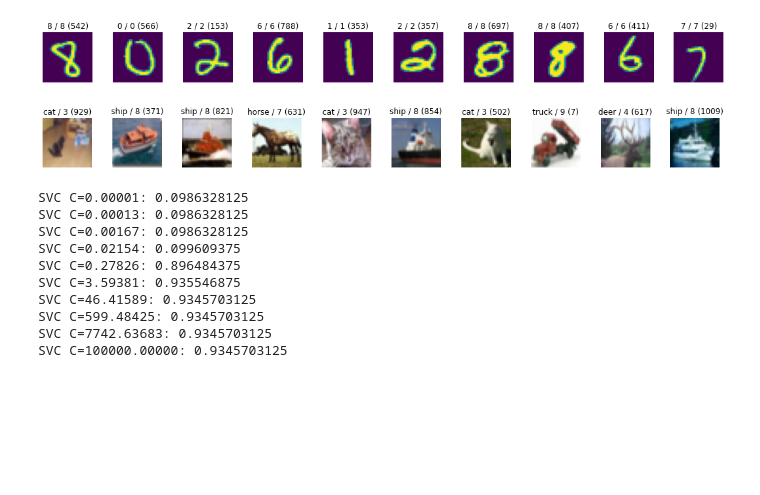
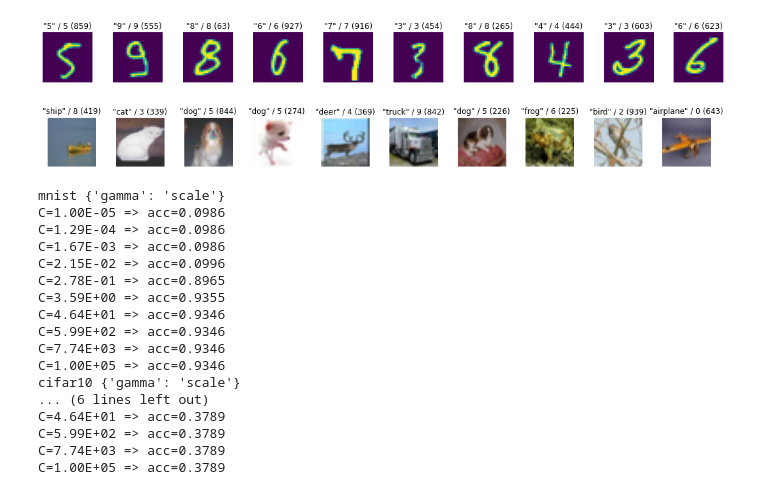
Before and after one commit to GilgameshxZero/utulek, a Jupyter notebook: experiments/adv-pgd.ipynb, the cells around one changed output. Cells and saved outputs as stored; diff of their text form; code cells hidden in the pictures; blank space fills up the shorter version.

```diff
--- a/experiments/adv-pgd.ipynb
+++ b/experiments/adv-pgd.ipynb
@@ -12,36 +12,36 @@ def fetch_tfds_as_np(name, split):
 
 
 def fetch_tfds_info(name):
     import tensorflow_datasets as tfds
 
     _, info = tfds.load(name=name, split="train[:1]", data_dir=".data/",
                         batch_size=-1, with_info=True)
     return info.features["label"].names
 
 
 def show_image_d(X, Y, names=None, samples=(1, 10)):
     import numpy as np
     import matplotlib.pyplot as plt
 
     plt.figure(figsize=(samples[1] * 1.5, samples[0] * 1.5))
     for i in range(samples[0]):
         for j in range(samples[1]):
             idx = np.random.randint(len(Y))
             plt.subplot(*samples, i * samples[1] + j + 1)
             plt.imshow(np.clip(X[idx], 0, 1))
-            plt.title("{} / {} ({})".format(
+            plt.title("\"{}\" / {} ({})".format(
                 Y[idx] if names is None else names[Y[idx]], Y[idx], idx))
             plt.axis("off")
     plt.tight_layout()
     plt.show()
 
 
 show_image_d(*fetch_tfds_as_np("mnist", "train[:1024]"))
 show_image_d(*fetch_tfds_as_np("cifar10", "train[:1024]"),
              fetch_tfds_info("cifar10"))
 # %% [output]
-[figure, old version]
+[figure, new version]
-[figure, old version]
+[figure, new version]
 # %%
 import numpy as np
 from sklearn import svm
@@ -55,19 +55,32 @@ def calc_svc_acc(svc, X, Y):
     return np.count_nonzero(Y == svc.predict(X)) / len(Y)
 
 
-for i in np.logspace(-5, 5, num=10):
-    svc = svm.SVC(C=i, gamma="scale").fit(
-        *flatten_XY(*fetch_tfds_as_np("mnist", "train[:1024]")))
-    print("SVC C={:.5f}: {}".format(i, calc_svc_acc(
-        svc, *flatten_XY(*fetch_tfds_as_np("mnist", "test[:1024]")))))
+def print_svc_acc_grid_c(dataset_name, **kwargs):
+    print(dataset_name, kwargs)
+    for i in np.logspace(-5, 5, num=10):
+        svc = svm.SVC(C=i, **kwargs).fit(
+            *flatten_XY(*fetch_tfds_as_np(dataset_name, "train[:1024]")))
+        print("C={:.2E} => acc={:.4f}".format(i, calc_svc_acc(
+            svc, *flatten_XY(*fetch_tfds_as_np(dataset_name, "test[:1024]")))))
+
+
+print_svc_acc_grid_c("mnist", gamma="scale")
+print_svc_acc_grid_c("cifar10", gamma="scale")
 # %% [output]
-SVC C=0.00001: 0.0986328125
-SVC C=0.00013: 0.0986328125
-SVC C=0.00167: 0.0986328125
-SVC C=0.02154: 0.099609375
-SVC C=0.27826: 0.896484375
-SVC C=3.59381: 0.935546875
-SVC C=46.41589: 0.9345703125
-SVC C=599.48425: 0.9345703125
-SVC C=7742.63683: 0.9345703125
-SVC C=100000.00000: 0.9345703125
+mnist {'gamma': 'scale'}
+C=1.00E-05 => acc=0.0986
+C=1.29E-04 => acc=0.0986
+C=1.67E-03 => acc=0.0986
+C=2.15E-02 => acc=0.0996
+C=2.78E-01 => acc=0.8965
+C=3.59E+00 => acc=0.9355
+C=4.64E+01 => acc=0.9346
+C=5.99E+02 => acc=0.9346
+C=7.74E+03 => acc=0.9346
+C=1.00E+05 => acc=0.9346
+cifar10 {'gamma': 'scale'}
+... (6 lines left out)
+C=4.64E+01 => acc=0.3789
+C=5.99E+02 => acc=0.3789
+C=7.74E+03 => acc=0.3789
+C=1.00E+05 => acc=0.3789
```
Also changed, not shown: parts of 2 cells of this notebook.
